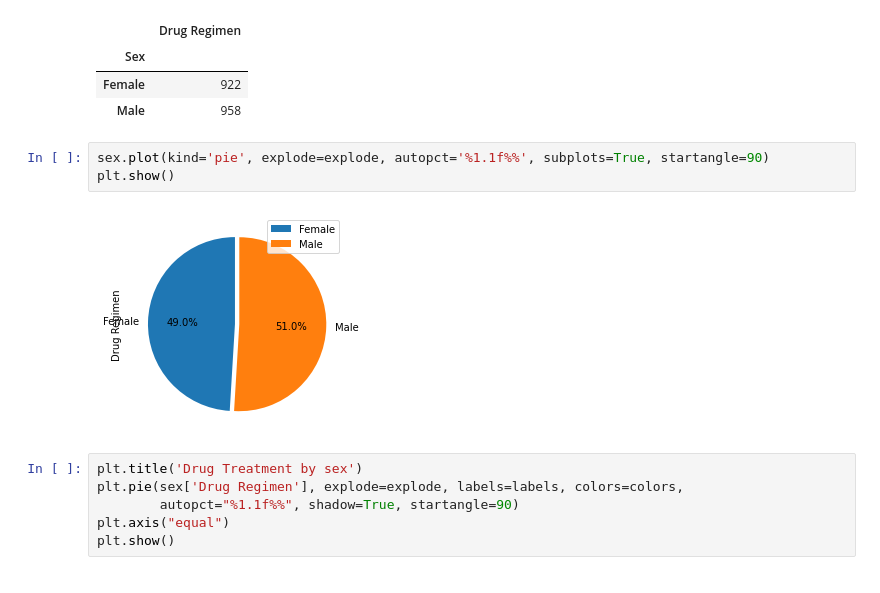
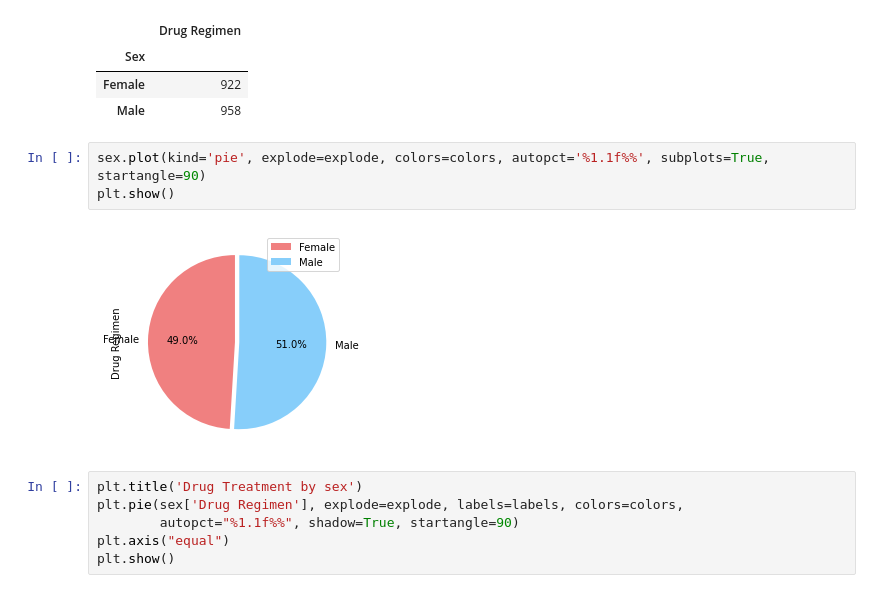
Before and after one commit to Renee-W/matplotlib-challenge, a Jupyter notebook: Pymaceuticals/pymaceuticals_test.ipynb, the cells around one changed output. Saved outputs shown, nothing was run; the diff lists cells and outputs as text.

```diff
--- a/Pymaceuticals/pymaceuticals_test.ipynb
+++ b/Pymaceuticals/pymaceuticals_test.ipynb
@@ -211,10 +211,10 @@ sex
 | Female | 922 |
 | Male | 958 |
 # %%
-sex.plot(kind='pie', explode=explode, autopct='%1.1f%%', subplots=True, startangle=90)
+sex.plot(kind='pie', explode=explode, colors=colors, autopct='%1.1f%%', subplots=True, startangle=90)
 plt.show()
 # %% [output]
-[figure, old version]
+[figure, new version]
 # %%
 plt.title('Drug Treatment by sex')
 plt.pie(sex['Drug Regimen'], explode=explode, labels=labels, colors=colors,
```
Also changed, not shown: parts of 7 cells of this notebook, 3 other files.
